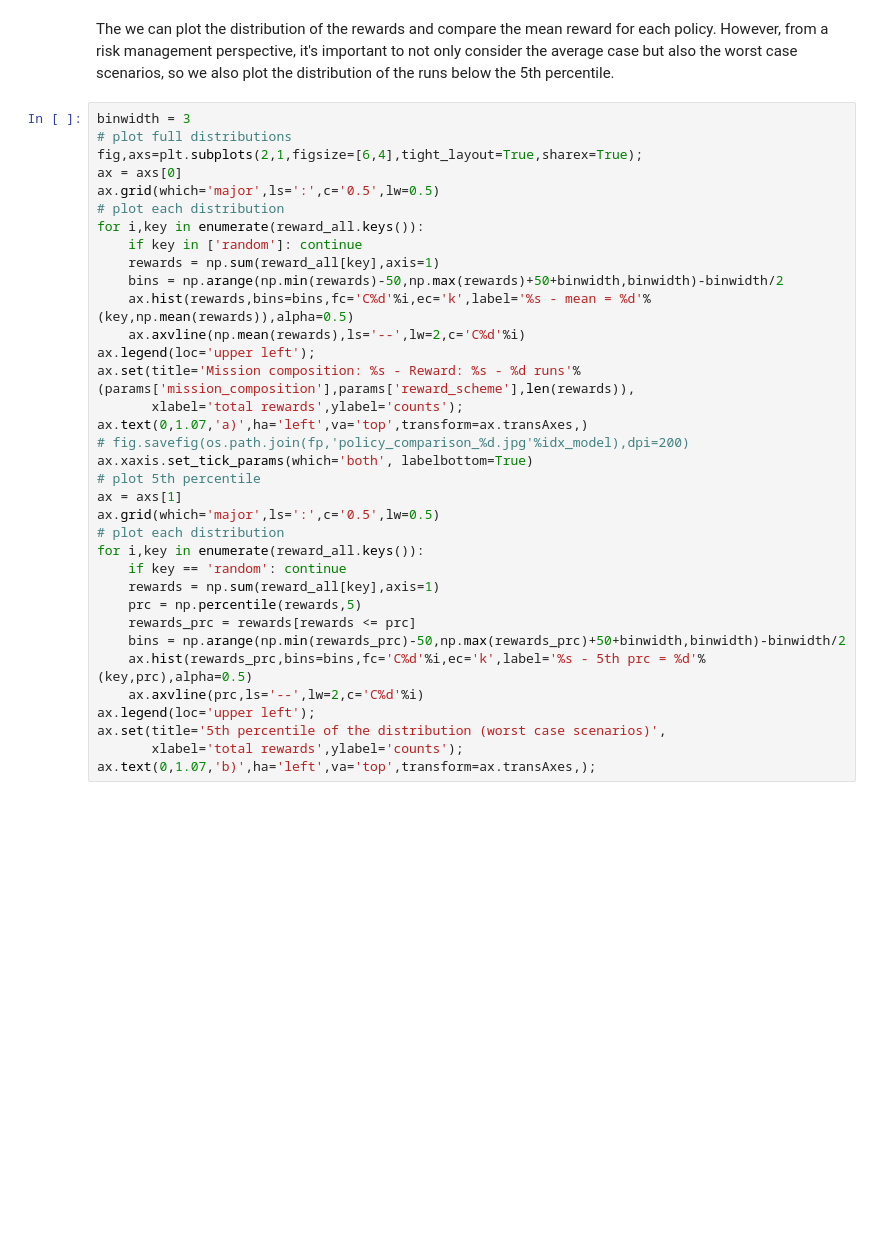
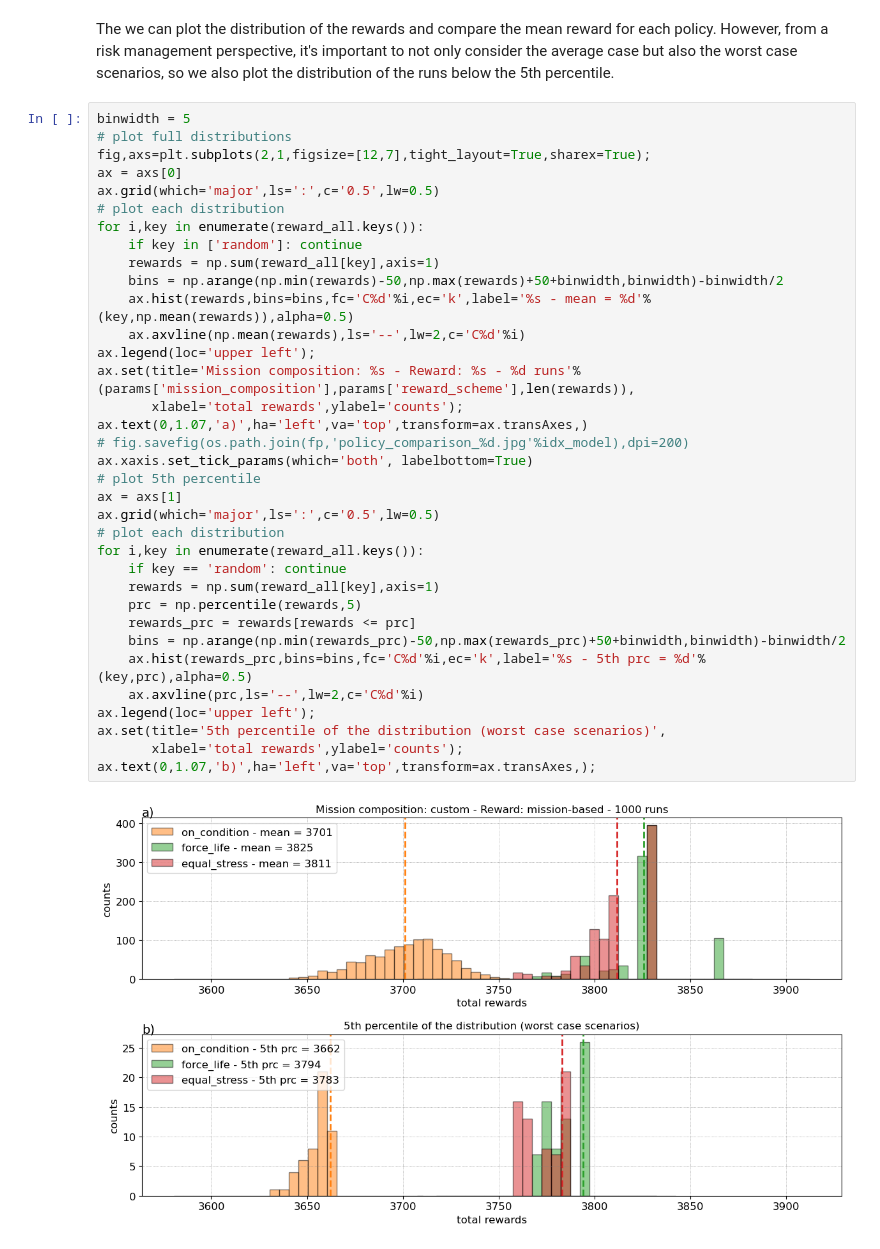
Before and after one commit to UNSW-MCM/RLfleet, a Jupyter notebook: test_environment.ipynb, the cells around one changed output. Cells and saved outputs as stored; diff of their text form; blank space fills up the shorter version.

```diff
--- a/test_environment.ipynb
+++ b/test_environment.ipynb
@@ -370,40 +372,42 @@ episode 148/1000
 # %% [markdown]
 The we can plot the distribution of the rewards and compare the mean reward for each policy. However, from a risk management perspective, it's important to not only consider the average case but also the worst case scenarios, so we also plot the distribution of the runs below the 5th percentile.
 # %%
-binwidth = 3
+binwidth = 5
 # plot full distributions
-fig,axs=plt.subplots(2,1,figsize=[6,4],tight_layout=True,sharex=True);
+fig,axs=plt.subplots(2,1,figsize=[12,7],tight_layout=True,sharex=True);
 ax = axs[0]
 ax.grid(which='major',ls=':',c='0.5',lw=0.5)
 # plot each distribution
 for i,key in enumerate(reward_all.keys()):
     if key in ['random']: continue
     rewards = np.sum(reward_all[key],axis=1)
     bins = np.arange(np.min(rewards)-50,np.max(rewards)+50+binwidth,binwidth)-binwidth/2
     ax.hist(rewards,bins=bins,fc='C%d'%i,ec='k',label='%s - mean = %d'%(key,np.mean(rewards)),alpha=0.5)
     ax.axvline(np.mean(rewards),ls='--',lw=2,c='C%d'%i)
 ax.legend(loc='upper left');
 ax.set(title='Mission composition: %s - Reward: %s - %d runs'%(params['mission_composition'],params['reward_scheme'],len(rewards)),
        xlabel='total rewards',ylabel='counts');
 ax.text(0,1.07,'a)',ha='left',va='top',transform=ax.transAxes,)
 # fig.savefig(os.path.join(fp,'policy_comparison_%d.jpg'%idx_model),dpi=200)
 ax.xaxis.set_tick_params(which='both', labelbottom=True)
 # plot 5th percentile
 ax = axs[1]
 ax.grid(which='major',ls=':',c='0.5',lw=0.5)
 # plot each distribution
 for i,key in enumerate(reward_all.keys()):
     if key == 'random': continue
     rewards = np.sum(reward_all[key],axis=1)
     prc = np.percentile(rewards,5)
     rewards_prc = rewards[rewards <= prc]
     bins = np.arange(np.min(rewards_prc)-50,np.max(rewards_prc)+50+binwidth,binwidth)-binwidth/2
     ax.hist(rewards_prc,bins=bins,fc='C%d'%i,ec='k',label='%s - 5th prc = %d'%(key,prc),alpha=0.5)
     ax.axvline(prc,ls='--',lw=2,c='C%d'%i)
 ax.legend(loc='upper left');
 ax.set(title='5th percentile of the distribution (worst case scenarios)',
        xlabel='total rewards',ylabel='counts');
 ax.text(0,1.07,'b)',ha='left',va='top',transform=ax.transAxes,);
+# %% [output]
+[figure, added]
 # %% [markdown]
 ### 7. RL algorithms
 
```
Also changed, not shown: parts of 3 cells of this notebook, 1 other file.
